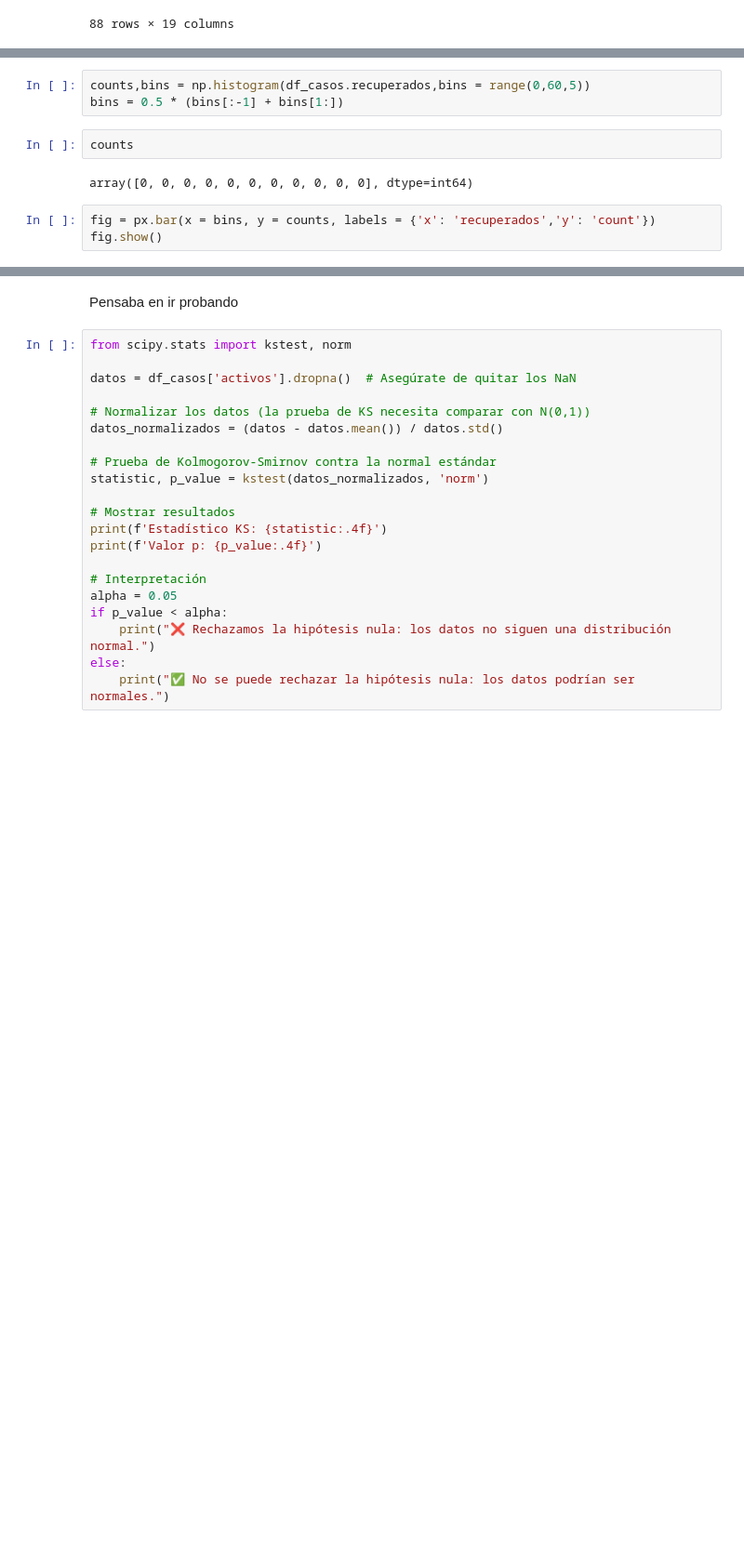
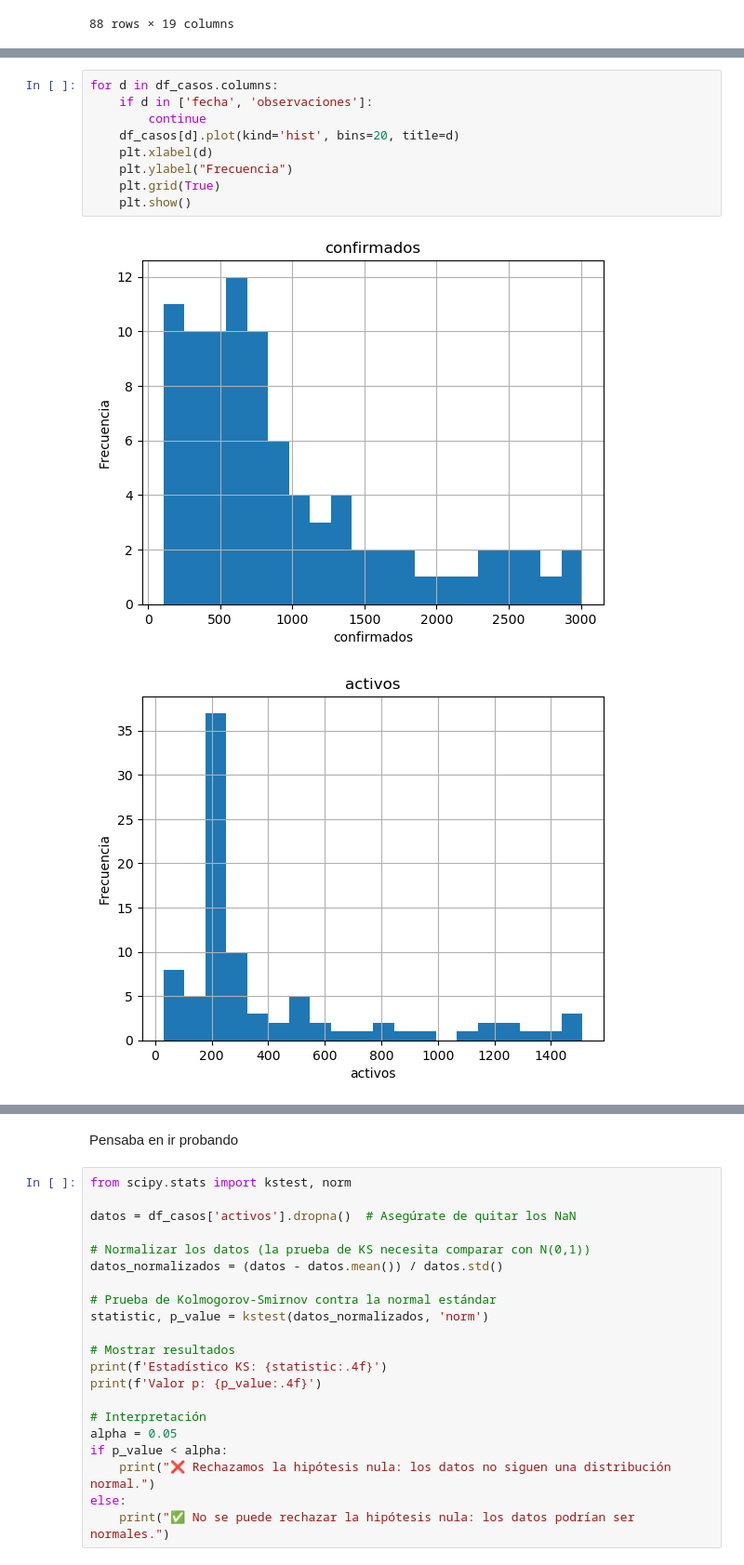
Before and after one commit to paezagustin/ML_2025, a Jupyter notebook: Ejercicios_clase_2.ipynb, the cells around one changed output, grey strips where cells are left out. Shown at 93% size. Saved outputs shown, nothing was run; the diff lists cells and outputs as text; blank space fills up the shorter version.

```diff
--- a/Ejercicios_clase_2.ipynb
+++ b/Ejercicios_clase_2.ipynb
@@ -70,10 +103,12 @@ Name: recuperados, Length: 88, dtype: int64
-# %%
-counts,bins = np.histogram(df_casos.recuperados,bins = range(0,60,5))
-bins = 0.5 * (bins[:-1] + bins[1:])
-# %%
-counts
-# %% [output]
-array([0, 0, 0, 0, 0, 0, 0, 0, 0, 0, 0], dtype=int64)
-# %%
-fig = px.bar(x = bins, y = counts, labels = {'x': 'recuperados','y': 'count'})
-fig.show()
+# %%
+for d in df_casos.columns:
+    if d in ['fecha', 'observaciones']:
+        continue
+    df_casos[d].plot(kind='hist', bins=20, title=d)
+    plt.xlabel(d)
+    plt.ylabel("Frecuencia")
+    plt.grid(True)
+    plt.show()
+# %% [output]
+[figure, added]
+[figure, added]
```
Also changed, not shown: parts of 12 cells of this notebook.
